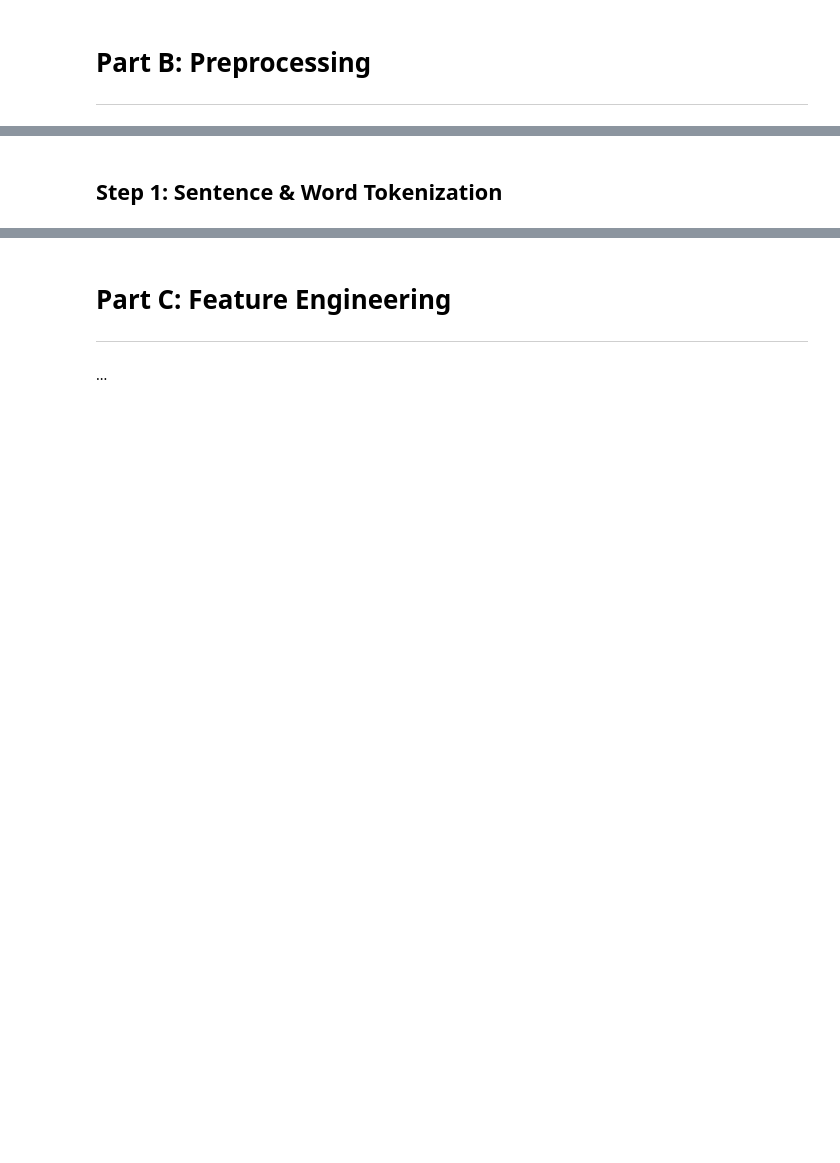
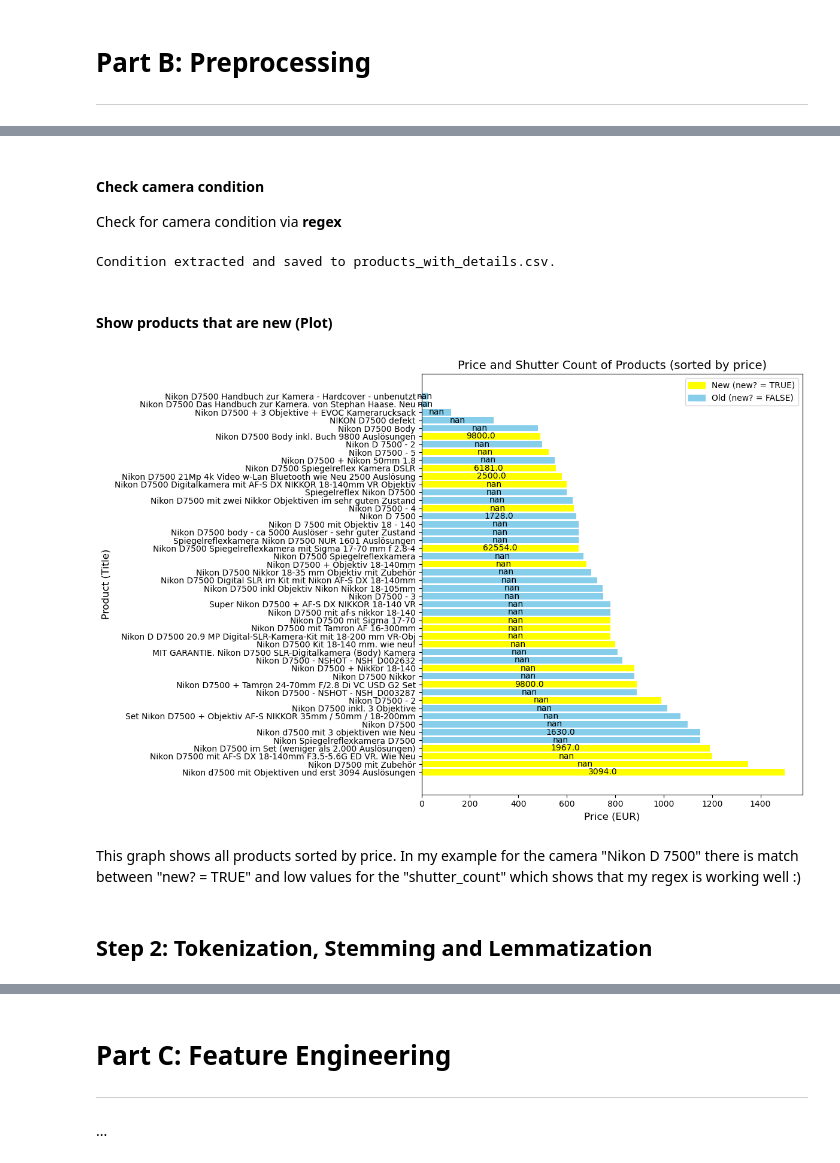
Before and after one commit to JaninaBistron/PriceTracker, a Jupyter notebook: PriceTracker.ipynb, the cells around one changed output, grey strips where cells are left out. Saved outputs shown, nothing was run; the diff lists cells and outputs as text; code cells hidden in the pictures; blank space fills up the shorter version.

Commit message:
update regex

```diff
--- a/PriceTracker.ipynb
+++ b/PriceTracker.ipynb
@@ -148,0 +199,27 @@ Products details saved to products_details.csv-file in your folder.
+# %% [markdown]
+#### Check camera condition
+
+Check for camera condition via **regex**
+# %%
+# check for good camera condition
+#pattern = r'(\d{4}|((W|w)+(enig)+((e|en)?)))+((\smal)?)+(\s+(A|a)+(us)+((ge)?)+(lös))|(A|a)+(uslösung)+((\w+)?)+(\s)+(\d{4})|(wenig|kaum|nie|nicht|selten)+(\s)+(genutzt|benutzt|verwendet|fotografiert)'
+pattern = r'(\d{1,5}(?:[\.,]?\d{1,3})?)\s?(Auslösungen?|Bilder?|Fotos?)(\s?(wenig|kaum|nie|selten|nicht|fast|geringe)\s?(genutzt|verwendet|gemacht|fotografiert)?)?'
+
+def check_condition(description):
+    if len(re.findall(pattern, description)) != 0:
+        return(True)
+    else:
+        return(False)
+
+df_products_detailed['new?'] = df_products_detailed['description'].apply(check_condition)
+
+# save csv file
+df_products_detailed.to_csv('products_with_details.csv', index=False)
+print('Condition extracted and saved to products_with_details.csv.')
+
+# print relevant columns
+#print(df_products_detailed.drop('description', axis=1).drop('link', axis=1))
+# %% [output]
+Condition extracted and saved to products_with_details.csv.
+# %% [markdown]
+#### Show products that are new (Plot)
@@ -149,2 +228,49 @@ Products details saved to products_details.csv-file in your folder.
+# %%
+# Make sure 'shutter_count' is treated as numeric
+df_products_detailed['shutter_count'] = pd.to_numeric(df_products_detailed['shutter_count'], errors='coerce')
+
+# Sort df_products_detailed by price
+df_products_detailed_sorted = df_products_detailed.sort_values(by='price', ascending=False)
+
+# Create unique titles for products with the same name (if applicable)
+df_products_detailed_sorted['unique_title'] = df_products_detailed_sorted.groupby('title').cumcount()
+df_products_detailed_sorted['unique_title'] = df_products_detailed_sorted['unique_title'].apply(lambda x: f" - {x+1}" if x > 0 else "")
+
+# Combine the original title with the unique number (if applicable)
+df_products_detailed_sorted['unique_title'] = df_products_detailed_sorted['title'] + df_products_detailed_sorted['unique_title']
+
+# Create figure and axes for the plot
+fig, ax = plt.subplots(figsize=(12, 8))
+
+# Color "new" products yellow, others blue
+colors = ['yellow' if is_new else 'skyblue' for is_new in df_products_detailed_sorted['new?']]
+
+# Create horizontal bar chart (Price on X-axis, Title on Y-axis)
+bars = ax.barh(df_products_detailed_sorted['unique_title'], df_products_detailed_sorted['price'], color=colors)
+
+# Add shutter_count in the middle of each bar
+for bar, shutter_count in zip(bars, df_products_detailed_sorted['shutter_count']):
+    xval = bar.get_width()  # Price (X-value)
+    ax.text(xval / 2, bar.get_y() + bar.get_height() / 2,  # Center the text horizontally and vertically
+            f'{shutter_count}', ha='center', va='center', fontsize=10, color='black')
+
+# Set labels for the axes and the title of the plot
+ax.set_xlabel('Price (EUR)', fontsize=12)
+ax.set_ylabel('Product (Title)', fontsize=12)
+ax.set_title('Price and Shutter Count of Products (sorted by price)', fontsize=14)
+
+# Create color legend for "new" products
+yellow_patch = mpatches.Patch(color='yellow', label='New (new? = TRUE)')
+blue_patch = mpatches.Patch(color='skyblue', label='Old (new? = FALSE)')
+ax.legend(handles=[yellow_patch, blue_patch], loc='upper right')
+
+# Adjust layout and display the plot
+plt.tight_layout()
+plt.show()
+# %% [output]
+[figure, added]
+# %% [markdown]
+This graph shows all products sorted by price.
+In my example for the camera "Nikon D 7500" there is match between "new? = TRUE" and low values for the "shutter_count" which shows that my regex is working well :)
 # %% [markdown]
-## Step 1: Sentence & Word Tokenization
+## Step 2: Tokenization, Stemming and Lemmatization
```
Also changed, not shown: parts of 18 cells of this notebook, 1 other file.
